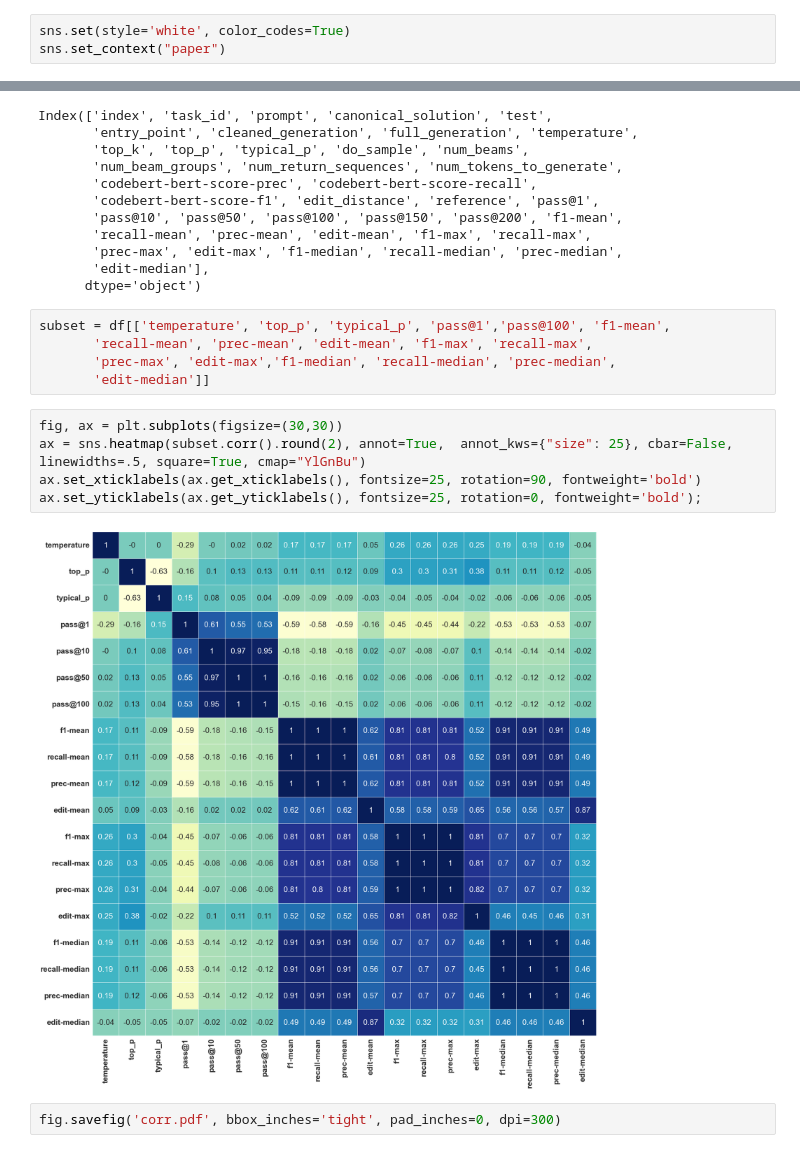
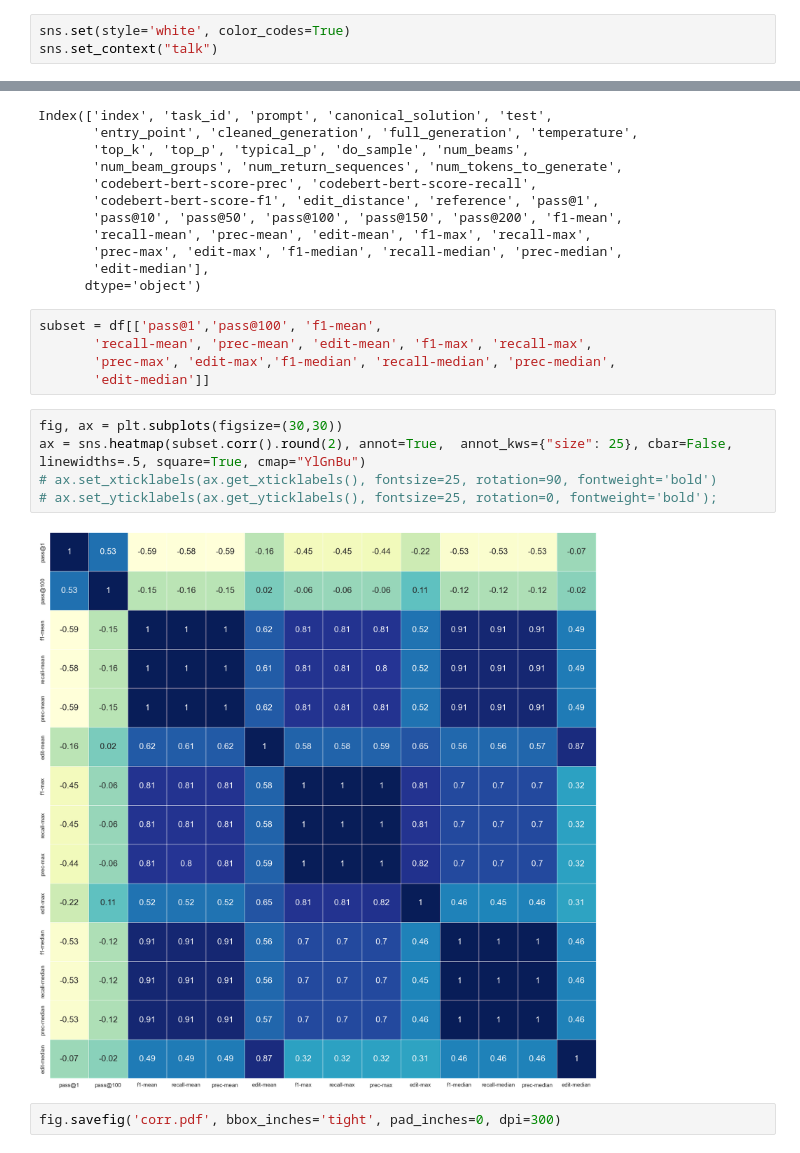
Before and after one commit to cakiki/codeLM, a Jupyter notebook: notebooks/results.ipynb, the cells around one changed output, grey strips where cells are left out. Saved outputs shown, nothing was run; the diff lists cells and outputs as text.

```diff
--- a/notebooks/results.ipynb
+++ b/notebooks/results.ipynb
@@ -147,7 +147,7 @@ import seaborn as sns
 import matplotlib.pyplot as plt
 # %%
 sns.set(style='white', color_codes=True)
-sns.set_context("paper")
+sns.set_context("talk")
 # %%
 dset = load_dataset('cakiki/humaneval-codeparrot-small-eval_corrected', split='train')
 # %% [output]
@@ -370,16 +404,16 @@ Index(['index', 'task_id', 'prompt', 'canonical_solution', 'test',
        'edit-median'],
       dtype='object')
 # %%
-subset = df[['temperature', 'top_p', 'typical_p', 'pass@1','pass@100', 'f1-mean',
+subset = df[['pass@1','pass@100', 'f1-mean',
        'recall-mean', 'prec-mean', 'edit-mean', 'f1-max', 'recall-max',
        'prec-max', 'edit-max','f1-median', 'recall-median', 'prec-median',
        'edit-median']]
 # %%
 fig, ax = plt.subplots(figsize=(30,30))
 ax = sns.heatmap(subset.corr().round(2), annot=True,  annot_kws={"size": 25}, cbar=False, linewidths=.5, square=True, cmap="YlGnBu")
-ax.set_xticklabels(ax.get_xticklabels(), fontsize=25, rotation=90, fontweight='bold')
-ax.set_yticklabels(ax.get_yticklabels(), fontsize=25, rotation=0, fontweight='bold');
+# ax.set_xticklabels(ax.get_xticklabels(), fontsize=25, rotation=90, fontweight='bold')
+# ax.set_yticklabels(ax.get_yticklabels(), fontsize=25, rotation=0, fontweight='bold');
 # %% [output]
-[figure, old version]
+[figure, new version]
 # %%
 fig.savefig('corr.pdf', bbox_inches='tight', pad_inches=0, dpi=300)
```
Also changed, not shown: parts of 4 cells of this notebook, 3 other files.
